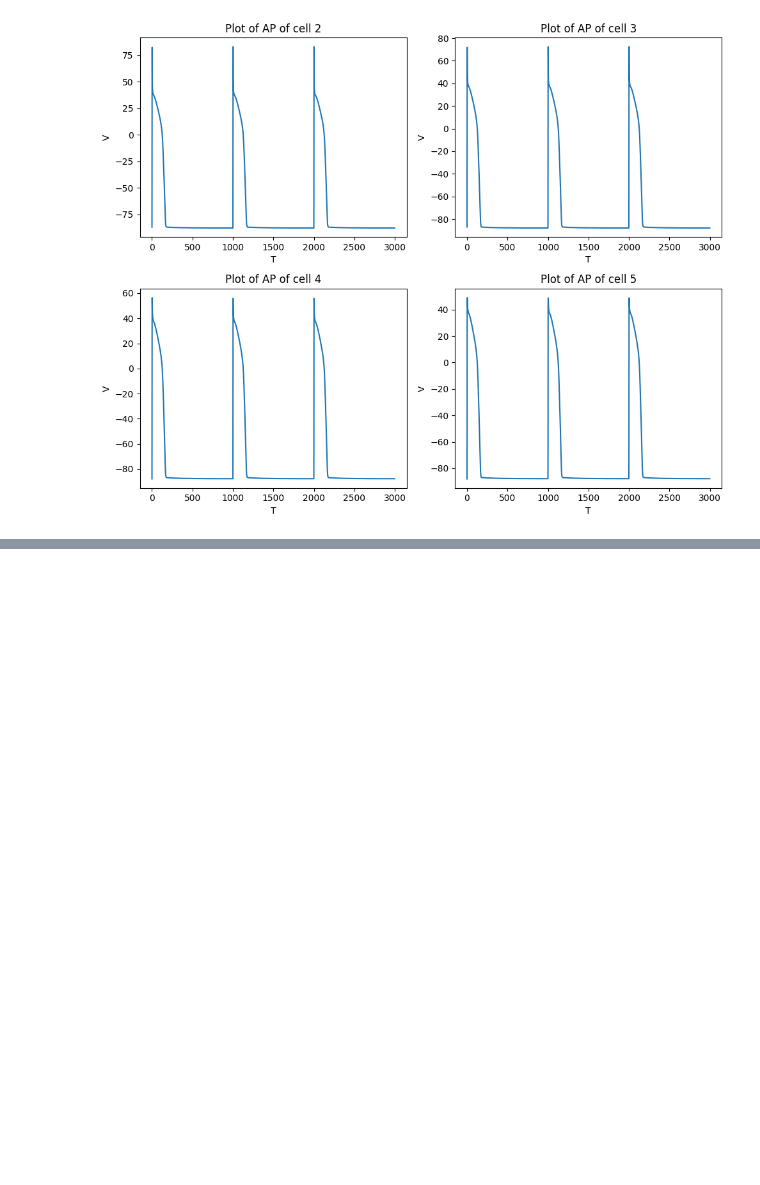
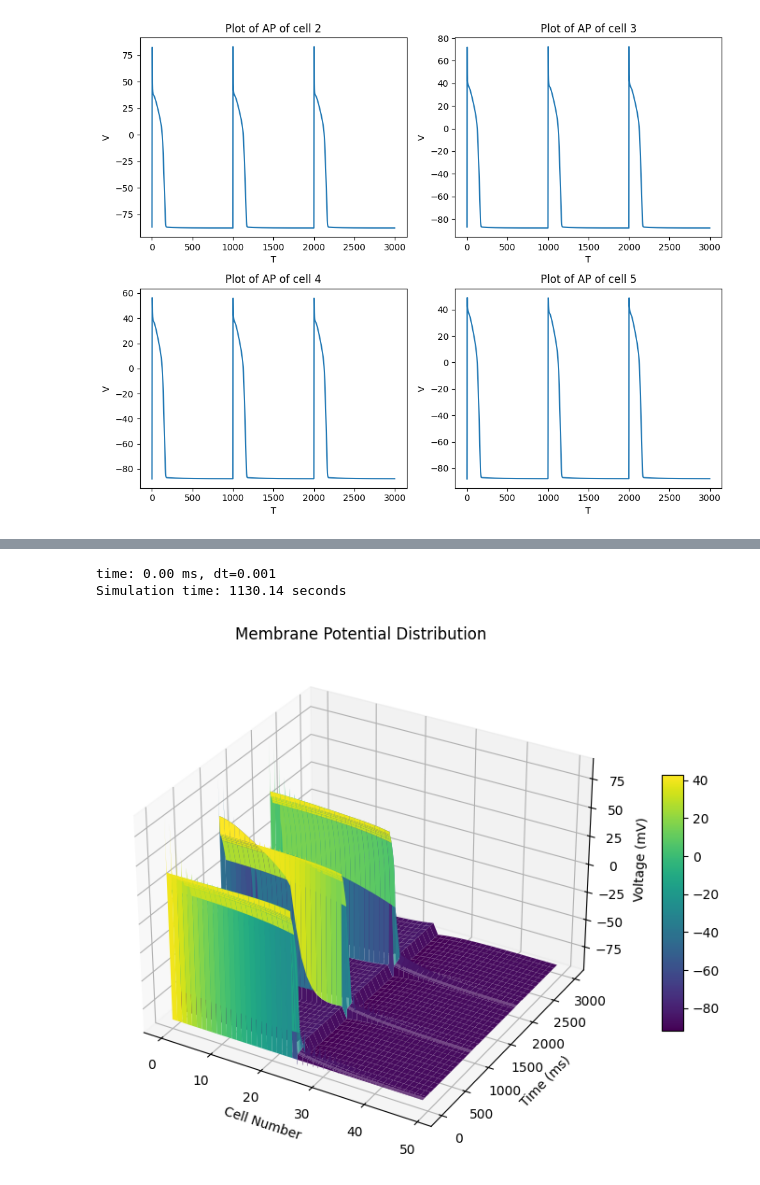
Before and after one commit to Richard71111/ID_hetg_NN, a Jupyter notebook: test_ResNet.ipynb, the cells around one changed output, grey strips where cells are left out. Drawn from its saved outputs; the diff is of its cells as text; code cells hidden in the pictures; blank space fills up the shorter version.

Commit message:
Add: NN coupling

```diff
--- a/test_ResNet.ipynb
+++ b/test_ResNet.ipynb
@@ -409,6 +411,7 @@ from simulator import *
 from Ionic_current.Ord11 import Ord11_model
 from PermanentConstants import Constants
 import torch
+from model import ResNet1D
 
 device = torch.device('cpu')
 dtype = torch.float32
@@ -426,7 +429,8 @@ D = 0.1 # mm^2/msec
 dx = 0.1 #mm
 Ctot = const.parameters['Ctot']
 Ggap = Ctot * D / dx**2
-coupling = ResistorCoupling(const.parameters['Ncell'], Ggap, device=device, dtype=dtype)
-sim = CableSimulator(const, coupling, Ord11_model_fn=Ord11_model, device=device, dtype=dtype)
+model = ResNet1D(in_channels=1,out_channels=1)
+# coupling = ResistorCoupling(const.parameters['Ncell'], Ggap, device=device, dtype=dtype)
+# sim = CableSimulator(const, coupling, Ord11_model_fn=Ord11_model, device=device, dtype=dtype)
 
-t_save, phi_save, I_save = sim.run()
+# t_save, phi_save, I_save = sim.run()
@@ -441,0 +443,13 @@ ModuleNotFoundError: No module named 'Plot_fn'
+# %%
+coupling = NNSimpleCoupling(const.parameters['Ncell'], Ggap, 24, model, model_name='ResNet', if_normalize=True, device=device, dtype=dtype)
+sim = CableSimulator(const, coupling, Ord11_model_fn=Ord11_model, device=device, dtype=dtype)
+t_save, phi_save, I_save = sim.run()
+# %% [output]
+time: 0.00 ms, dt=0.001
+Simulation time: 1130.14 seconds
+# %%
+from Plot import Plot_fn
+
+Plot_fn.plot_2D_map(t_save, phi_save, title='Membrane Potential Distribution', xlabel='Cell Number', ylabel='Time (ms)', zlabel='Voltage (mV)')
+# %% [output]
+[figure, added]
```
Also changed, not shown: parts of 3 cells of this notebook, 2 other files.
